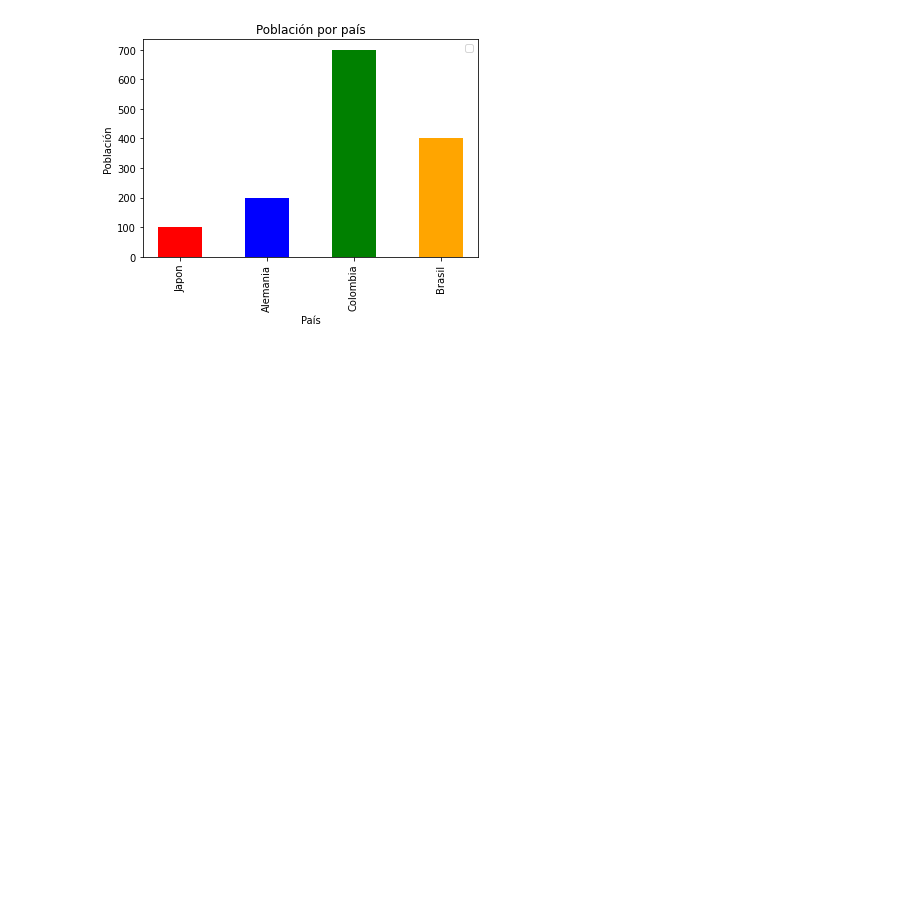
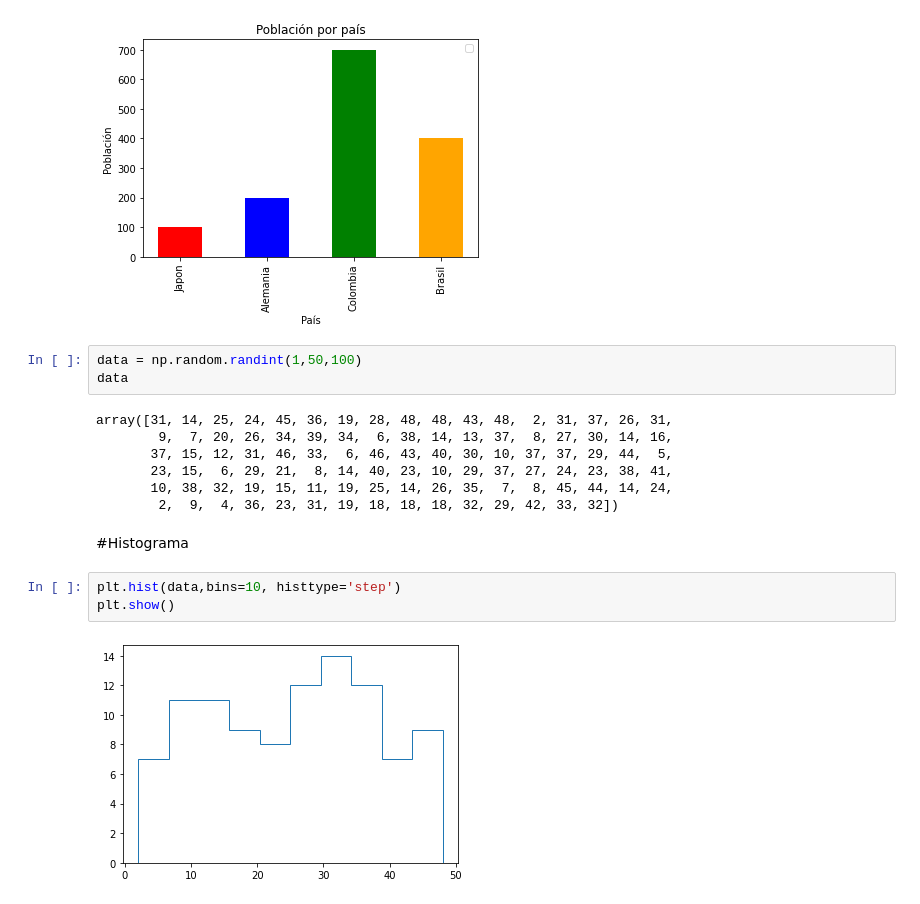
Before and after one commit to CamiloAnalista/curso-python-pip, a Jupyter notebook: Ejercicios/Visualizaciones/barplot.ipynb, the cells around one changed output. Saved outputs shown, nothing was run; the diff lists cells and outputs as text; blank space fills up the shorter version.

Commit message:
modificacion en archivo barplot y se añade nuevos archivos de visualizacion libreria seaborn

```diff
--- a/Ejercicios/Visualizaciones/barplot.ipynb
+++ b/Ejercicios/Visualizaciones/barplot.ipynb
@@ -14,3 +14,20 @@ plt.show()
 # %% [output]
 No artists with labels found to put in legend.  Note that artists whose label start with an underscore are ignored when legend() is called with no argument.
 [figure]
+# %%
+data = np.random.randint(1,50,100)
+data
+# %% [output]
+array([31, 14, 25, 24, 45, 36, 19, 28, 48, 48, 43, 48,  2, 31, 37, 26, 31,
+        9,  7, 20, 26, 34, 39, 34,  6, 38, 14, 13, 37,  8, 27, 30, 14, 16,
+       37, 15, 12, 31, 46, 33,  6, 46, 43, 40, 30, 10, 37, 37, 29, 44,  5,
+       23, 15,  6, 29, 21,  8, 14, 40, 23, 10, 29, 37, 27, 24, 23, 38, 41,
+       10, 38, 32, 19, 15, 11, 19, 25, 14, 26, 35,  7,  8, 45, 44, 14, 24,
+        2,  9,  4, 36, 23, 31, 19, 18, 18, 18, 32, 29, 42, 33, 32])
+# %% [markdown]
+#Histograma
+# %%
+plt.hist(data,bins=10, histtype='step')
+plt.show()
+# %% [output]
+[figure, added]
```
Also changed, not shown: parts of 5 cells of this notebook, 2 other files.
